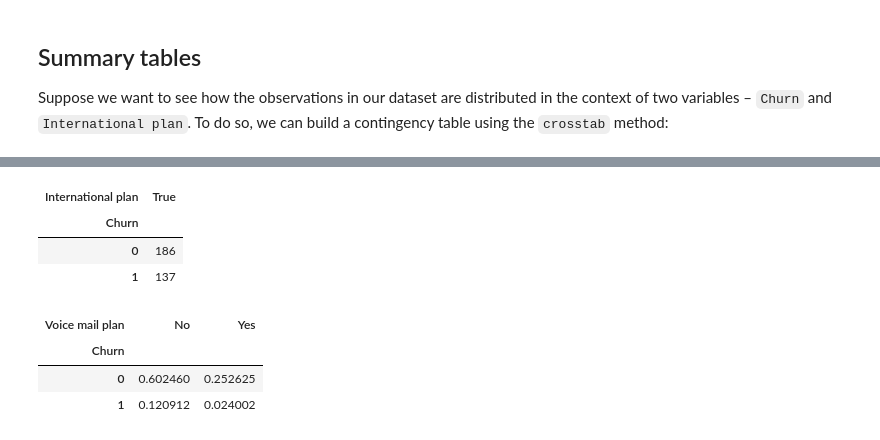
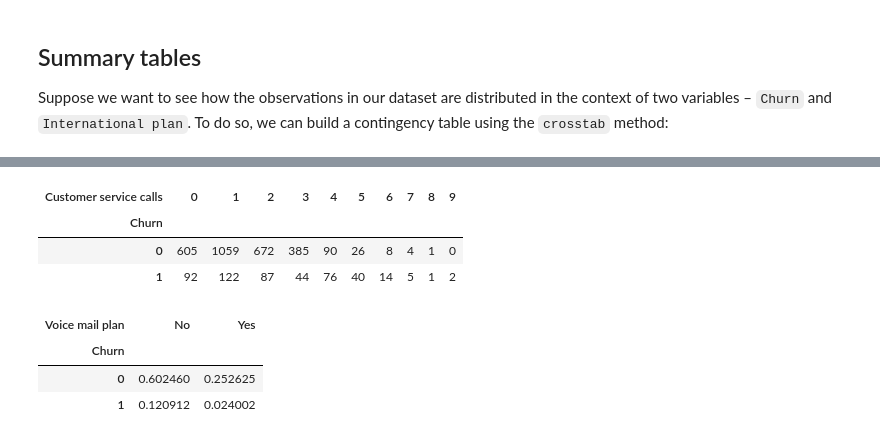
Before and after one commit to farhanzafrani/advanced_machine_learning_methodolgies, a Jupyter notebook: data_exploration.ipynb, the cells around one changed output, grey strips where cells are left out. Saved outputs shown, nothing was run; the diff lists cells and outputs as text; code cells hidden in the pictures.

```diff
--- a/data_exploration.ipynb
+++ b/data_exploration.ipynb
@@ -6,7 +6,7 @@ import matplotlib.pyplot as plt
 
 DATA_URL = "https://raw.githubusercontent.com/Yorko/mlcourse.ai/main/data/"
 
-df = pd.read_csv(DATA_URL + "telecom_churn.csv")
+df = pd.read_csv(DATA_URL + "telecom_churn.csv").rename(columns=str.replace(' ', '_'))
 df.info()
 df.head()
 # %% [output]
@@ -209,0 +214,3 @@ dtype: object
+# %%
+df.columns = df.columns.str.replace(' ', '_')
+df.columns
@@ -254,10 +338,10 @@ Suppose we want to see how the observations in our dataset are distributed in th
 # %%
-pd.crosstab(df['Churn'], df['International plan'])
+pd.crosstab(df['Churn'], df['Customer service calls'])
 # %% [output]
-| International plan | True |
-| Churn |  |
-| 0 | 186 |
-| 1 | 137 |
+| Customer service calls | 0 | 1 | 2 | 3 | 4 | 5 | 6 | 7 | 8 | 9 |
+| Churn |  |  |  |  |  |  |  |  |  |  |
+| 0 | 605 | 1059 | 672 | 385 | 90 | 26 | 8 | 4 | 1 | 0 |
+| 1 | 92 | 122 | 87 | 44 | 76 | 40 | 14 | 5 | 1 | 2 |
 # %%
 pd.crosstab(df['Churn'], df['Voice mail plan'], normalize=True)
 # %% [output]
```
Also changed, not shown: parts of 16 cells of this notebook.
